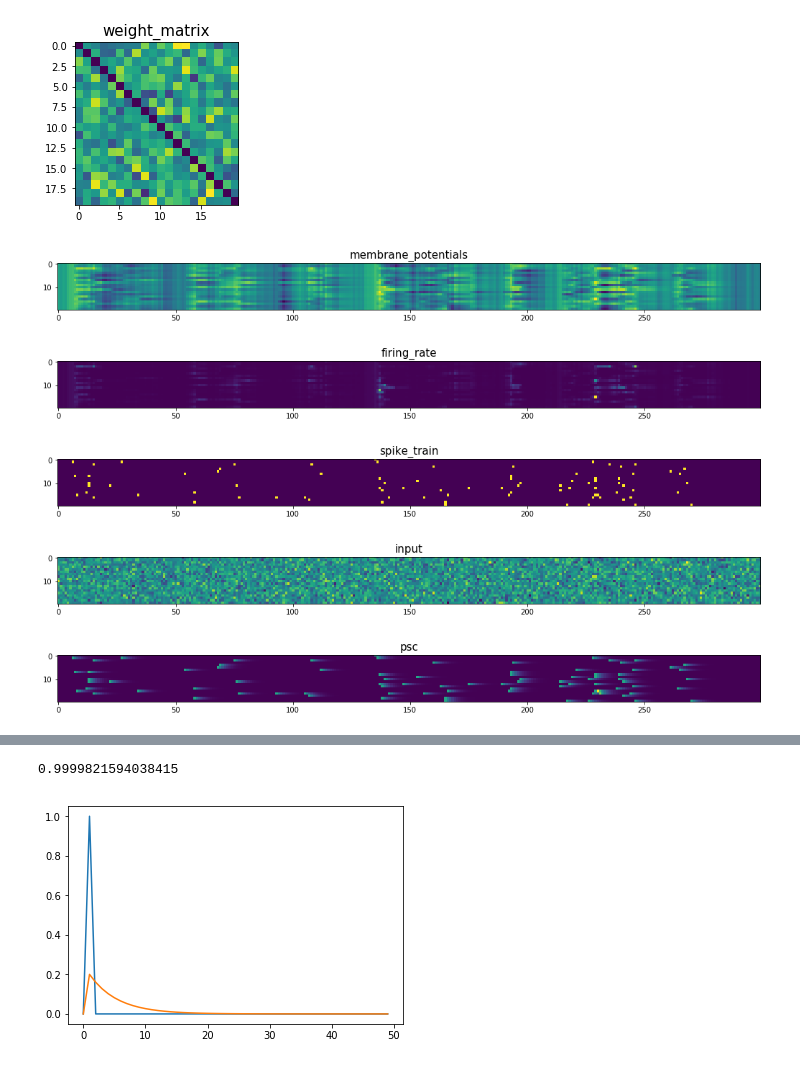
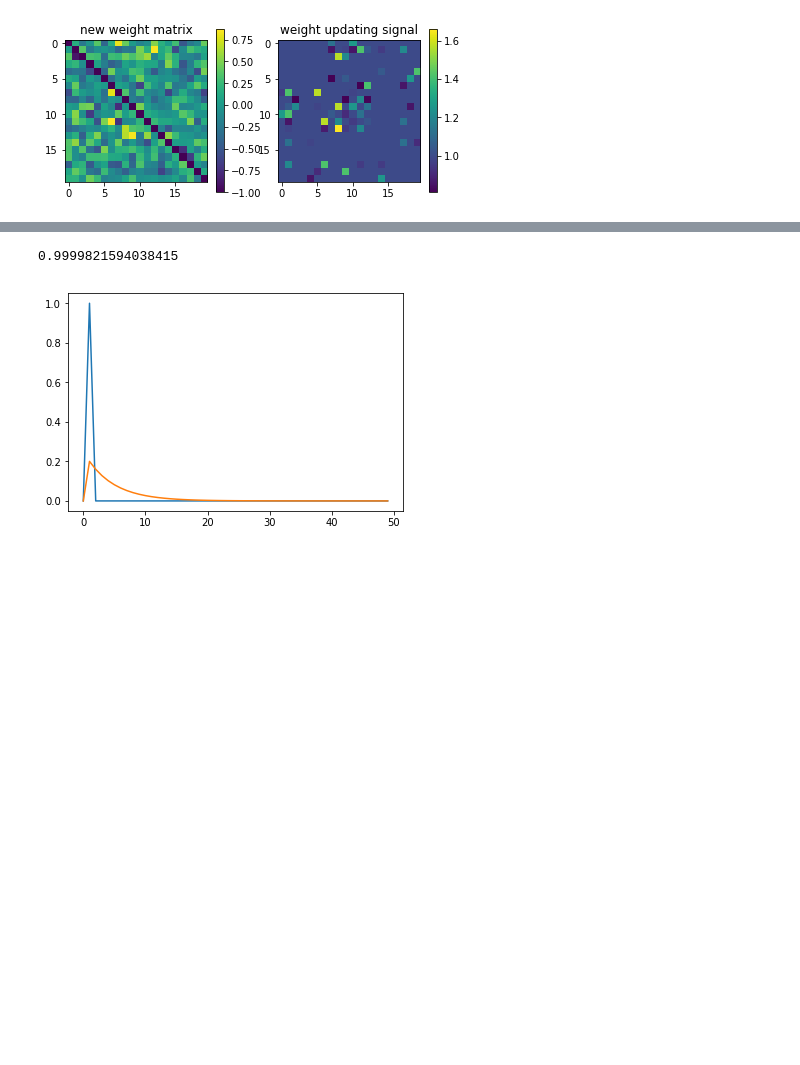
Before and after one commit to superrrpotato/STDP, a Jupyter notebook: STDP.ipynb, the cells around one changed output, grey strips where cells are left out. Saved outputs shown, nothing was run; the diff lists cells and outputs as text; code cells hidden in the pictures; blank space fills up the shorter version.

Commit message:
add STDP

```diff
--- a/STDP.ipynb
+++ b/STDP.ipynb
@@ -74,15 +74,39 @@ class recurrent_network:
             self.spike_train[:,t] = (self.firing_rate[:,t] > prob)
             self.psc[:,t] = temp_psc * self.psc_decay + 1/self.tau_psc * self.spike_train[:,t]
             temp_psc = self.psc[:,t]
+    def STDP(self):
+        self.weight_update = np.ones(shape=(20,20),dtype=np.float32)
+        window_length = 5
+        window_t = np.arange(-window_length,window_length+1,1)
+        STDP_func = 0.42*np.exp(-window_t**2/(10))*(np.sign(window_t)+0.5)
+        STDP_repete = np.empty((self.neuron_num,2*window_length+1),dtype=np.float32)
+        STDP_repete[:]=STDP_func
+        pad_spikes = np.pad(self.spike_train,((0,0),(window_length,window_length)),'constant')
+        for i in range(self.time_steps):
+            updates = 1 + pad_spikes[:,i:i+11] * STDP_repete
+            start_index = np.where(pad_spikes[:,i+5]==1)
+            updates = np.prod(updates,axis=1)
+            end_index = np.where(updates!=1)
+            self.weight_update[np.ix_(start_index[0],end_index[0])]*=updates[end_index]
+        row, col = np.diag_indices_from(self.weight_update)
+        self.weight_update[row,col] = 1.
+        self.weight_matrix*=self.weight_update
+    def STDP_plot(self):
+        plt.figure(figsize=(7,3))
+        plt.subplot(1,2,1)
+        plt.imshow(self.weight_matrix)
+        plt.title('new weight matrix')
+        plt.colorbar()
+        plt.subplot(1,2,2)
+        plt.imshow(self.weight_update)
+        plt.title('weight updating signal')
+        plt.colorbar()
 # %%
 a = recurrent_network(param)
 
 a.forward()
-a.plot()
+# a.plot()
+a.STDP()
+a.STDP_plot()
 # %% [output]
-[figure, old version]
+[figure, new version]
-[figure, removed]
-[figure, removed]
-[figure, removed]
-[figure, removed]
-[figure, removed]
```
Also changed, not shown: parts of 8 cells of this notebook, 1 other file.
